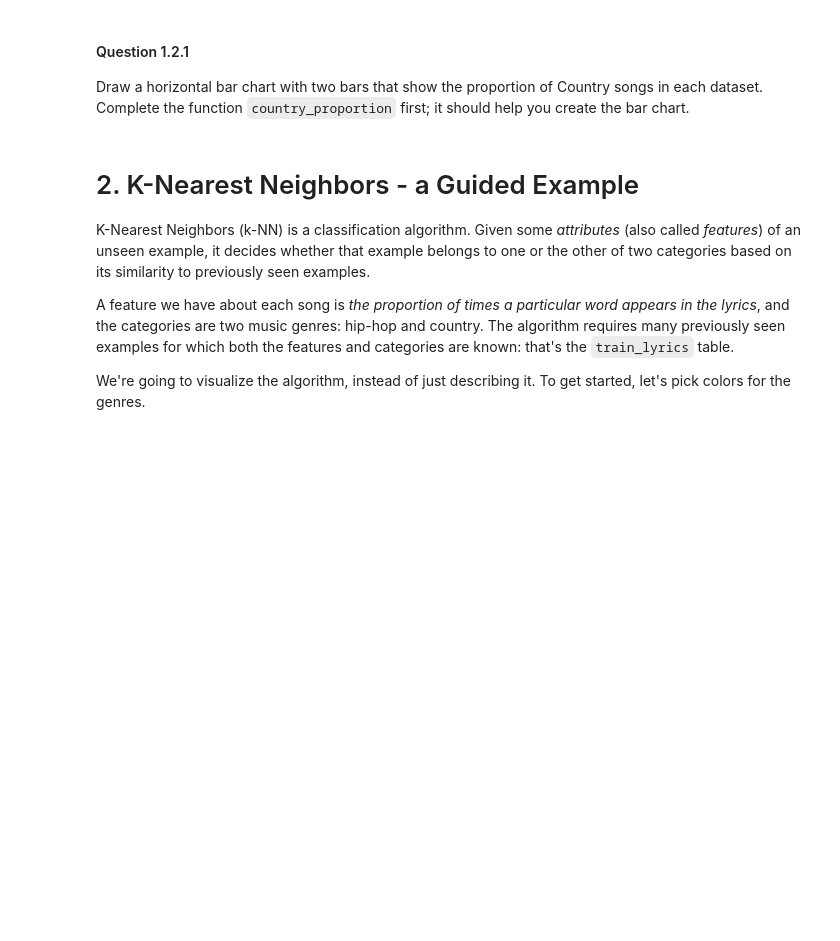
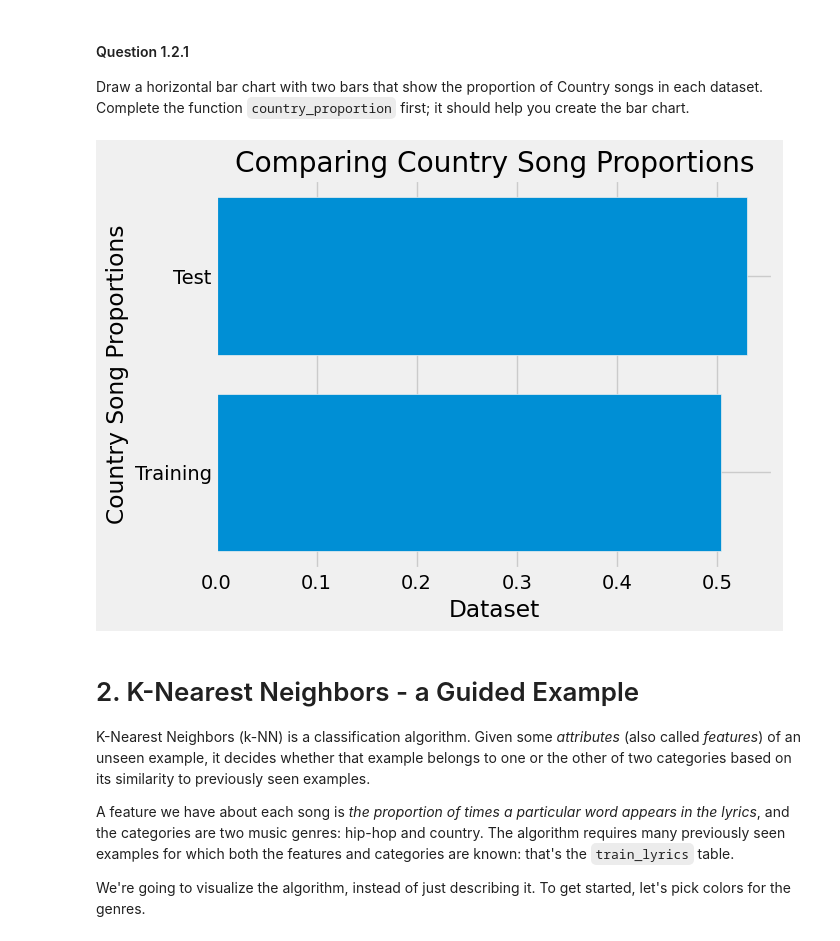
Before and after one commit to bxu22/DS151-Project, a Jupyter notebook: project_2ndhalf.ipynb, the cells around one changed output. Cells and saved outputs as stored; diff of their text form; code cells hidden in the pictures; blank space fills up the shorter version.

```diff
--- a/project_2ndhalf.ipynb
+++ b/project_2ndhalf.ipynb
@@ -182,10 +192,24 @@ Draw a horizontal bar chart with two bars that show the proportion of Country so
 # %%
 def country_proportion(table):
     """Return the proportion of songs in a table that have the Country genre."""
-    return ...
+    testSize = test_lyrics.num_rows
+    trainSize = table.num_rows
+    TRAINcountrySongCount = table.where('Genre', are.equal_to('Country')).num_rows #total country songs count in TRAINING SET
+    TESTcountrySongCount = test_lyrics.where('Genre', are.equal_to('Country')).num_rows #total country songs count in TEST SET
+
+    trainCountryProp = TRAINcountrySongCount/trainSize
+    testCountryProp = TESTcountrySongCount/testSize
+    return [trainCountryProp, testCountryProp]
 
 # The staff solution took 4 lines.  Start by creating a table.
-...
+datasets = ['Training', 'Test']
+plt.barh(datasets, country_proportion(train_lyrics))
+plt.xlabel('Dataset')
+plt.ylabel('Country Song Proportions')
+plt.title('Comparing Country Song Proportions')
+plt.show()
+# %% [output]
+[figure, added]
 # %% [markdown]
 # 2. K-Nearest Neighbors - a Guided Example
 
```
Also changed, not shown: parts of 1 cell of this notebook.
